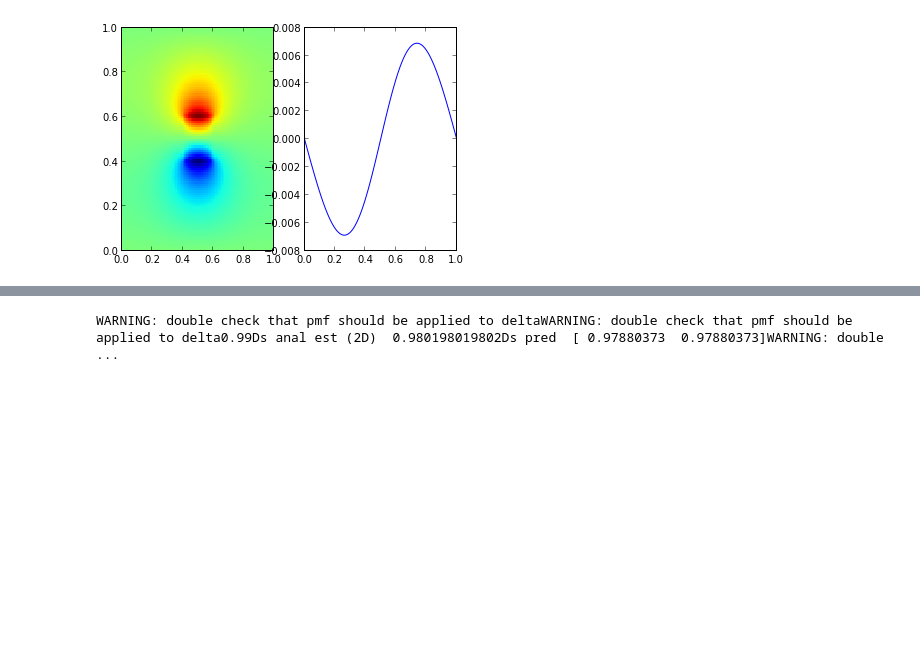
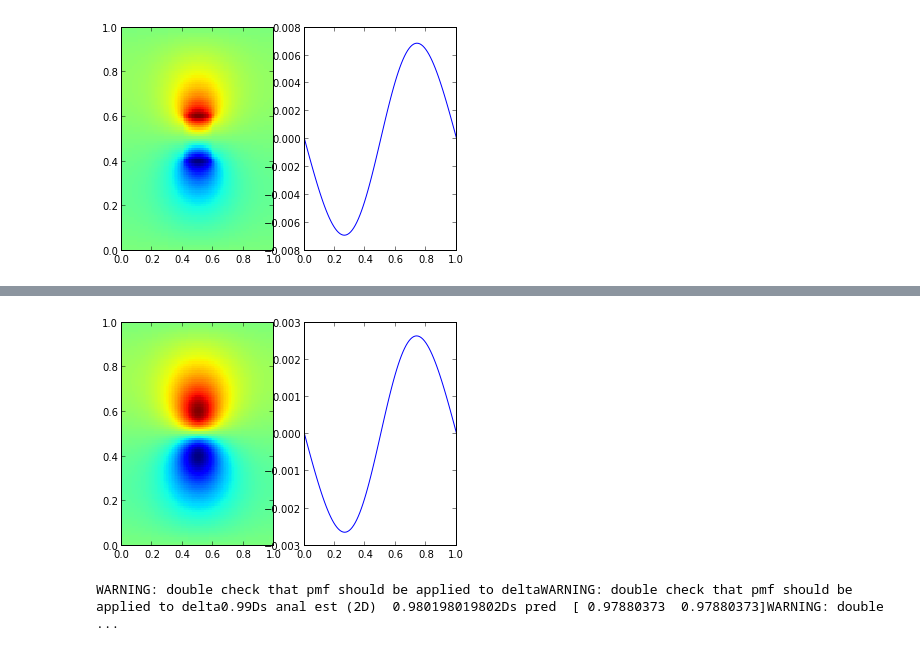
Before and after one commit to huskeypm/smolhomog, a Jupyter notebook: example/noobstacle/smolhomog2d.ipynb, the cells around one changed output, grey strips where cells are left out. Saved outputs shown, nothing was run; the diff lists cells and outputs as text; code cells hidden in the pictures; blank space fills up the shorter version.

```diff
--- a/example/smolhomog2d.ipynb
+++ b/example/noobstacle/smolhomog2d.ipynb
@@ -9,3 +9,6 @@ results=doit(dim=2,margin=0.1,plot=True)
 # %% [output]
 WARNING: double check that pmf should be applied to deltaWARNING: double check that pmf should be applied to delta0.96Ds anal est (2D)  0.923076923077Ds pred  [ 0.91685748  0.91685748]
 [figure]
+# %%
+results=doit(dim=2,discontinuous=False,plot=True)
+# %% [output]
@@ -12,3 +16,4 @@ WARNING: double check that pmf should be applied to deltaWARNING: double check t
+[figure, added]
 # %%
 margins=np.linspace(0.05,0.48,20);Dss = []Dsanals=[]phis=[]for i,margin in enumerate(margins):    results = doit(dim=2,margin=margin,plot=False)    Dss.append(results.Ds[0])    Dsanals.append(results.Dsanal)    phis.append(results.phi)    Dss = np.array(Dss) Dsanals = np.array(Dsanals)phis = np.array(phis)
 # %% [output]
```
Also changed, not shown: parts of 6 cells of this notebook, 5 other files.
